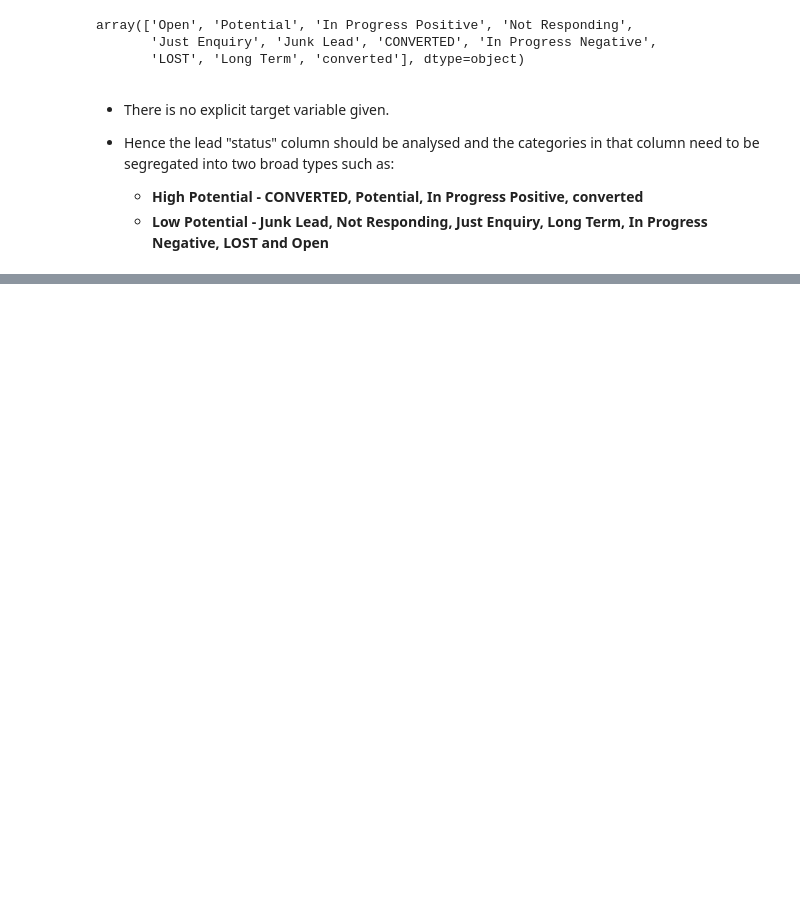
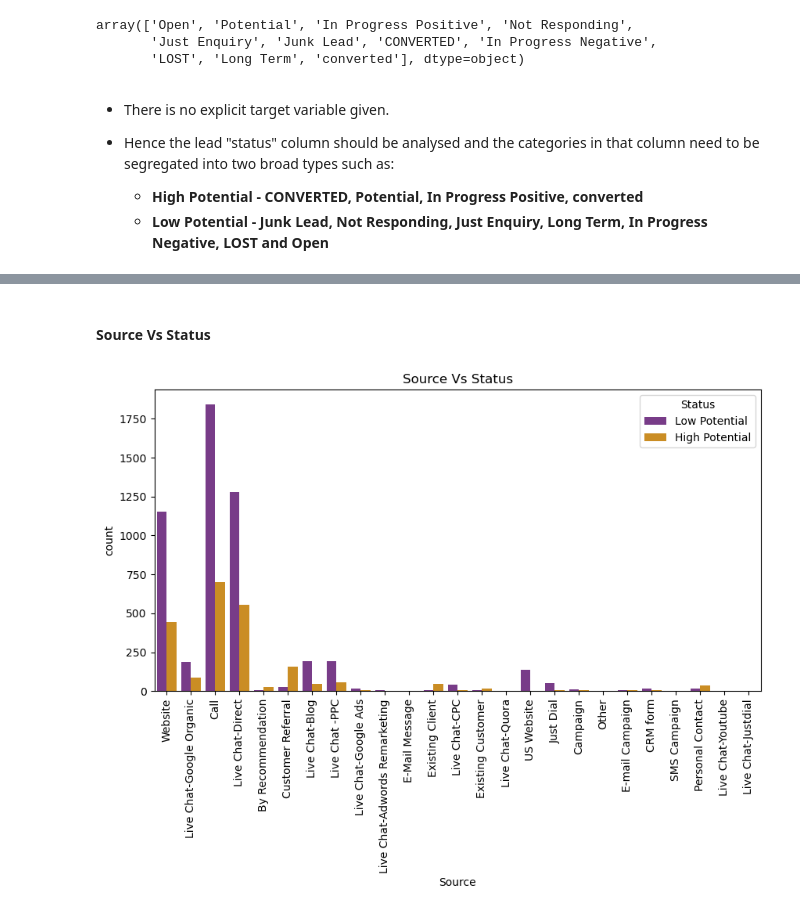
Before and after one commit to shanusaras/Lead_quality_categorization_for_enhanced_sales, a Jupyter notebook: sales effectiveness.ipynb, the cells around one changed output, grey strips where cells are left out. Drawn from its saved outputs; the diff is of its cells as text; code cells hidden in the pictures; blank space fills up the shorter version.

```diff
--- a/sales effectiveness.ipynb
+++ b/sales effectiveness.ipynb
@@ -348,21 +365,13 @@ array(['Open', 'Potential', 'In Progress Positive', 'Not Responding',
 
   - **High Potential -  CONVERTED, Potential, In Progress Positive, converted**
   - **Low Potential - Junk Lead, Not Responding, Just Enquiry, Long Term, In Progress Negative, LOST and Open**
-# %%
-# High Potential Leads
-
-data.loc[data['Status']=="CONVERTED",'Status'] = "High Potential"
-data.loc[data['Status']=='Potential',"Status"] = "High Potential"
-data.loc[data['Status']=='In Progress Positive',"Status"] = "High Potential"
-data.loc[data['Status']=="converted" , 'Status'] = "High Potential"
-
-
-# Low POtential Leads
-
-data.loc[data['Status']=="Junk Lead",'Status'] = "Low Potential"
-data.loc[data['Status']=="Not Responding",'Status'] = "Low Potential"
-data.loc[data['Status']=="Just Enquiry",'Status'] = "Low Potential"
-data.loc[data['Status']=="Long Term",'Status'] = "Low Potential"
-data.loc[data['Status']=='In Progress Negative',"Status"] = "Low Potential"
-data.loc[data['Status']=="LOST",'Status'] = "Low Potential"
-data.loc[data['Status']=='Open',"Status"] = "Low Potential"
+# %%
+# High Potential Leads
+high_potential_statuses = ["CONVERTED", "Potential", "In Progress Positive", "converted"]
+for status in high_potential_statuses:
+    data.loc[data['Status'] == status, 'Status'] = "High Potential"
+
+# Low Potential Leads
+low_potential_statuses = ["Junk Lead", "Not Responding", "Just Enquiry", "Long Term", "In Progress Negative", "LOST", "Open"]
+for status in low_potential_statuses:
+    data.loc[data['Status'] == status, 'Status'] = "Low Potential"
@@ -368,0 +407,10 @@ data.loc[data['Status']=='Open',"Status"] = "Low Potential"
+# %% [markdown]
+#### Source Vs Status
+# %%
+plt.figure(figsize= (10, 5))
+sns.countplot(data= data, x= 'Source', hue= 'Status', palette='CMRmap')
+plt.title('Source Vs Status')
+plt.xticks(rotation= 90)
+plt.show()
+# %% [output]
+[figure, added]
```
Also changed, not shown: parts of 51 cells of this notebook.
